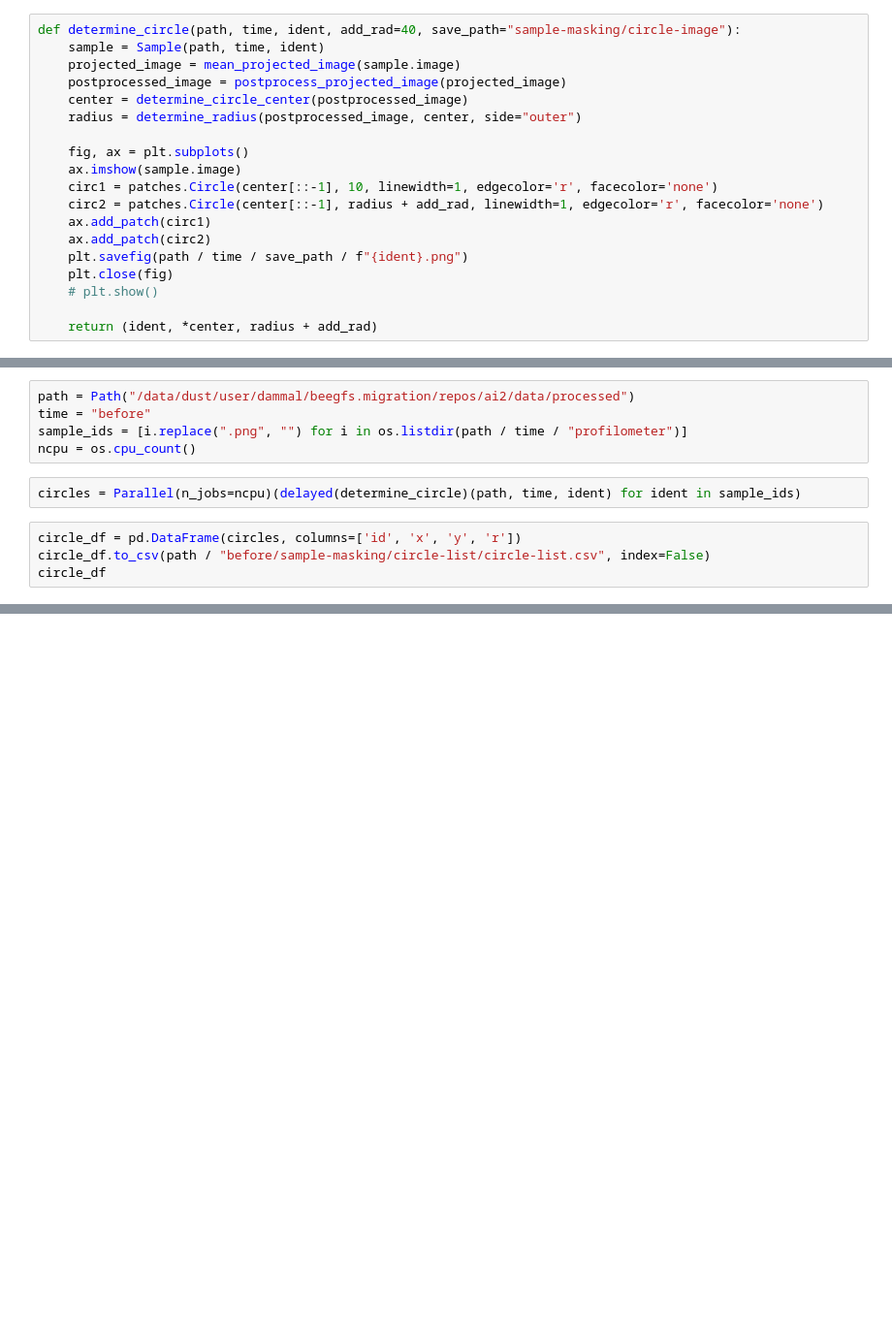
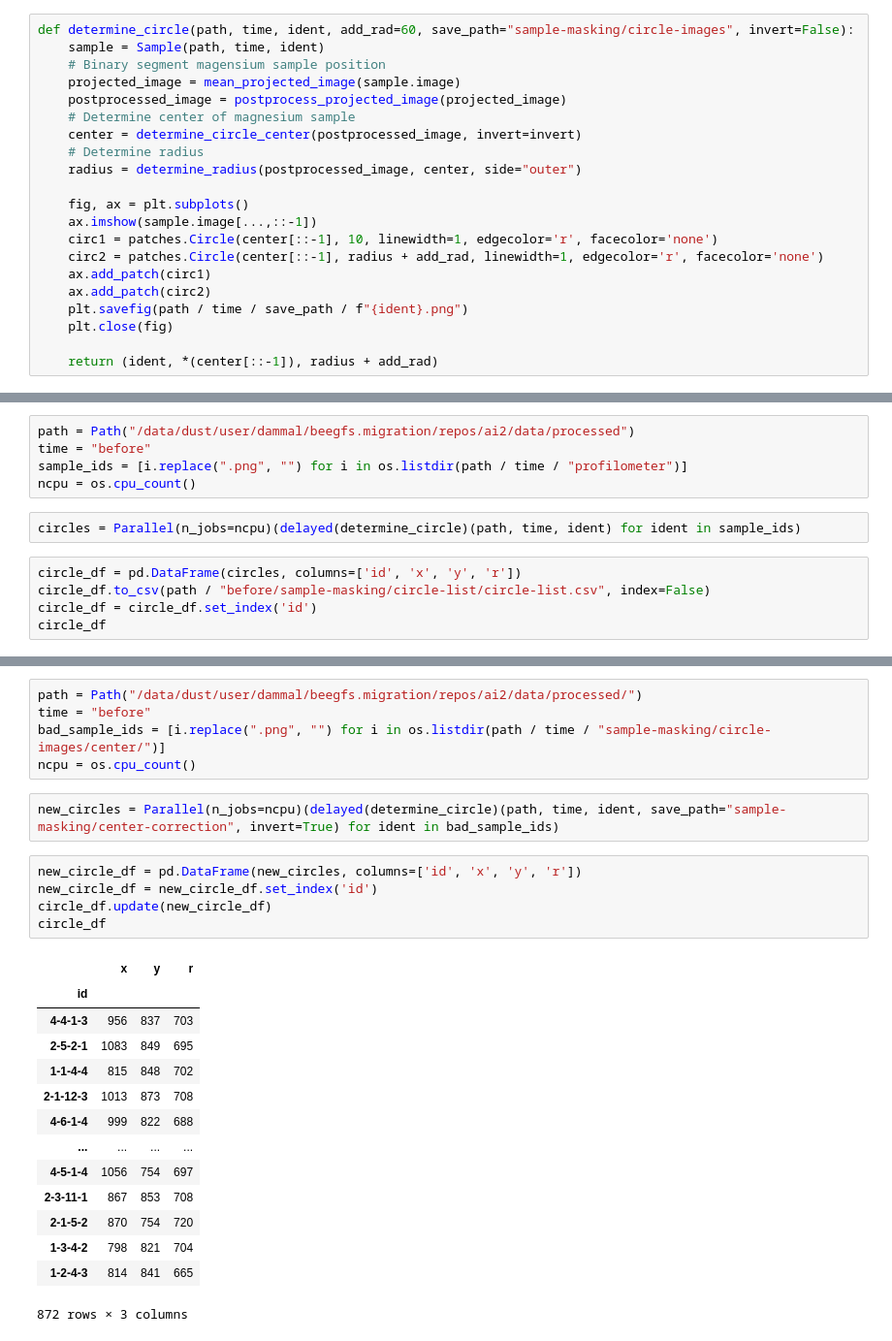
Before and after one commit to lars-dammann/ai2, a Jupyter notebook: preprocess/notebooks/circle-fitting.ipynb, the cells around one changed output, grey strips where cells are left out. Shown at 97% size. Cells and saved outputs as stored; diff of their text form; blank space fills up the shorter version.

Commit message:
Finished script that determines circles around Mg samples

```diff
--- a/preprocess/notebooks/circle-fitting.ipynb
+++ b/preprocess/notebooks/circle-fitting.ipynb
@@ -234,19 +232,21 @@ def show_circle(image, circle):
 # %%
-def determine_circle(path, time, ident, add_rad=40, save_path="sample-masking/circle-image"):
+def determine_circle(path, time, ident, add_rad=60, save_path="sample-masking/circle-images", invert=False):
     sample = Sample(path, time, ident)
+    # Binary segment magensium sample position
     projected_image = mean_projected_image(sample.image)
     postprocessed_image = postprocess_projected_image(projected_image)
-    center = determine_circle_center(postprocessed_image)
+    # Determine center of magnesium sample
+    center = determine_circle_center(postprocessed_image, invert=invert)
+    # Determine radius
     radius = determine_radius(postprocessed_image, center, side="outer")
 
     fig, ax = plt.subplots()
-    ax.imshow(sample.image)
+    ax.imshow(sample.image[...,::-1])
     circ1 = patches.Circle(center[::-1], 10, linewidth=1, edgecolor='r', facecolor='none')
     circ2 = patches.Circle(center[::-1], radius + add_rad, linewidth=1, edgecolor='r', facecolor='none')
     ax.add_patch(circ1)
     ax.add_patch(circ2)
     plt.savefig(path / time / save_path / f"{ident}.png")
     plt.close(fig)
-    # plt.show()
 
-    return (ident, *center, radius + add_rad)
+    return (ident, *(center[::-1]), radius + add_rad)
@@ -260,4 +262,5 @@ circles = Parallel(n_jobs=ncpu)(delayed(determine_circle)(path, time, ident) for
 # %%
 circle_df = pd.DataFrame(circles, columns=['id', 'x', 'y', 'r'])
 circle_df.to_csv(path / "before/sample-masking/circle-list/circle-list.csv", index=False)
+circle_df = circle_df.set_index('id')
 circle_df
@@ -263,0 +284,27 @@ circle_df
+# %%
+path = Path("/data/dust/user/dammal/beegfs.migration/repos/ai2/data/processed/")
+time = "before"
+bad_sample_ids = [i.replace(".png", "") for i in os.listdir(path / time / "sample-masking/circle-images/center/")]
+ncpu = os.cpu_count()
+# %%
+new_circles = Parallel(n_jobs=ncpu)(delayed(determine_circle)(path, time, ident, save_path="sample-masking/center-correction", invert=True) for ident in bad_sample_ids)
+# %%
+new_circle_df = pd.DataFrame(new_circles, columns=['id', 'x', 'y', 'r'])
+new_circle_df = new_circle_df.set_index('id')
+circle_df.update(new_circle_df)
+circle_df
+# %% [output]
+|  | x | y | r |
+| id |  |  |  |
+| 4-4-1-3 | 956 | 837 | 703 |
+| 2-5-2-1 | 1083 | 849 | 695 |
+| 1-1-4-4 | 815 | 848 | 702 |
+| 2-1-12-3 | 1013 | 873 | 708 |
+| 4-6-1-4 | 999 | 822 | 688 |
+| ... | ... | ... | ... |
+| 4-5-1-4 | 1056 | 754 | 697 |
+| 2-3-11-1 | 867 | 853 | 708 |
+| 2-1-5-2 | 870 | 754 | 720 |
+| 1-3-4-2 | 798 | 821 | 704 |
+| 1-2-4-3 | 814 | 841 | 665 |
+872 rows × 3 columns
```
Also changed, not shown: parts of 32 cells of this notebook.
